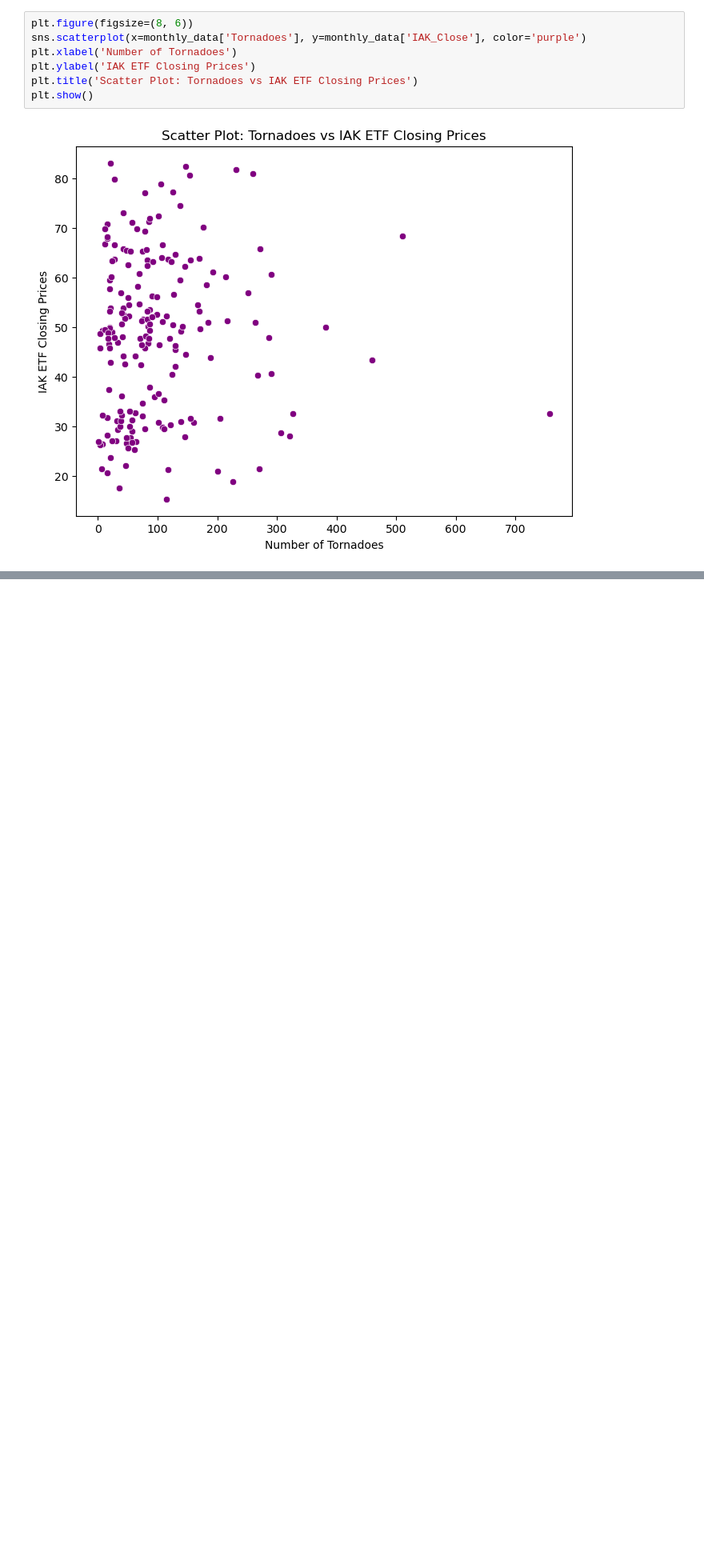
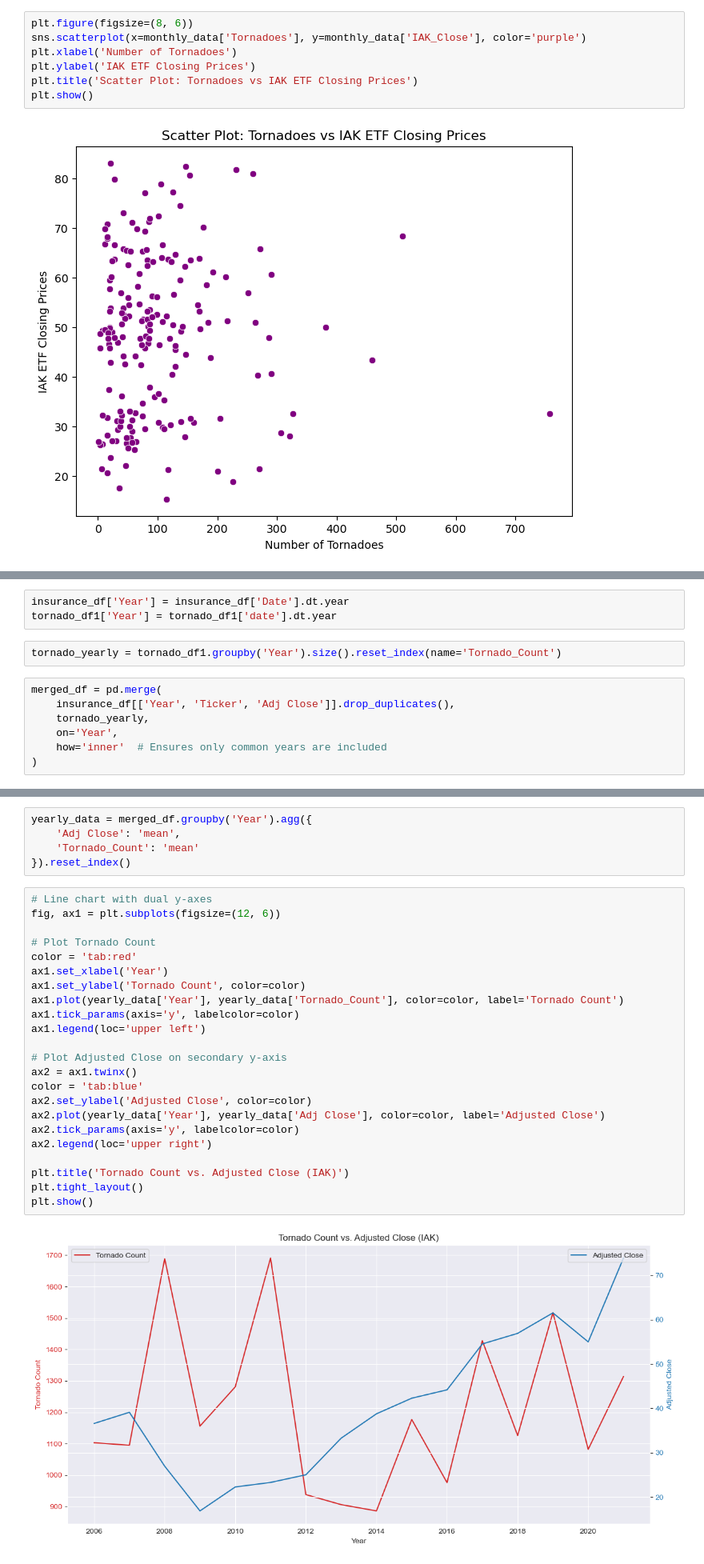
Before and after one commit to Saleep24/AlgoTesting, a Jupyter notebook: sample.ipynb, the cells around one changed output, grey strips where cells are left out. Shown at 80% size. Cells and saved outputs as stored; diff of their text form; blank space fills up the shorter version.

Commit message:
visualization

```diff
--- a/sample.ipynb
+++ b/sample.ipynb
@@ -138,0 +156,12 @@ plt.show()
+# %%
+insurance_df['Year'] = insurance_df['Date'].dt.year
+tornado_df1['Year'] = tornado_df1['date'].dt.year
+# %%
+tornado_yearly = tornado_df1.groupby('Year').size().reset_index(name='Tornado_Count')
+# %%
+merged_df = pd.merge(
+    insurance_df[['Year', 'Ticker', 'Adj Close']].drop_duplicates(),
+    tornado_yearly,
+    on='Year',
+    how='inner'  # Ensures only common years are included
+)
@@ -138,0 +179,30 @@ plt.show()
+# %%
+yearly_data = merged_df.groupby('Year').agg({
+    'Adj Close': 'mean',
+    'Tornado_Count': 'mean'
+}).reset_index()
+# %%
+# Line chart with dual y-axes
+fig, ax1 = plt.subplots(figsize=(12, 6))
+
+# Plot Tornado Count
+color = 'tab:red'
+ax1.set_xlabel('Year')
+ax1.set_ylabel('Tornado Count', color=color)
+ax1.plot(yearly_data['Year'], yearly_data['Tornado_Count'], color=color, label='Tornado Count')
+ax1.tick_params(axis='y', labelcolor=color)
+ax1.legend(loc='upper left')
+
+# Plot Adjusted Close on secondary y-axis
+ax2 = ax1.twinx()
+color = 'tab:blue'
+ax2.set_ylabel('Adjusted Close', color=color)
+ax2.plot(yearly_data['Year'], yearly_data['Adj Close'], color=color, label='Adjusted Close')
+ax2.tick_params(axis='y', labelcolor=color)
+ax2.legend(loc='upper right')
+
+plt.title('Tornado Count vs. Adjusted Close (IAK)')
+plt.tight_layout()
+plt.show()
+# %% [output]
+[figure, added]
```
Also changed, not shown: parts of 24 cells of this notebook, 3 other files.
